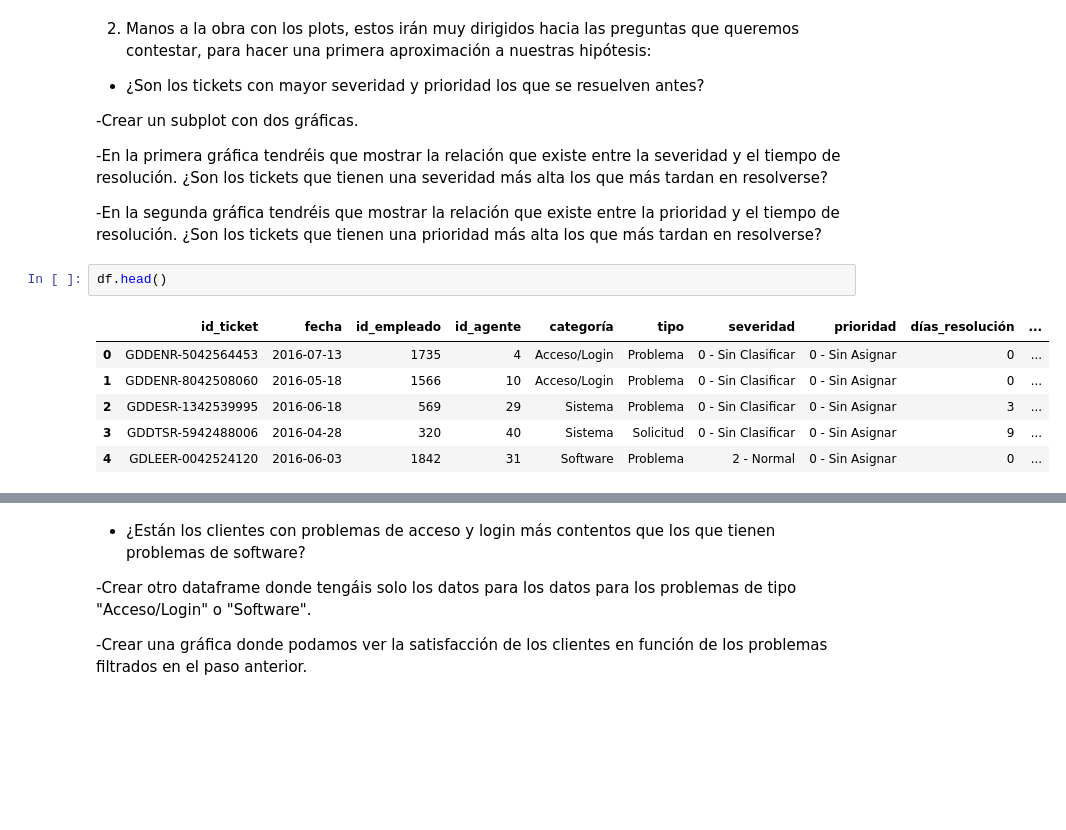
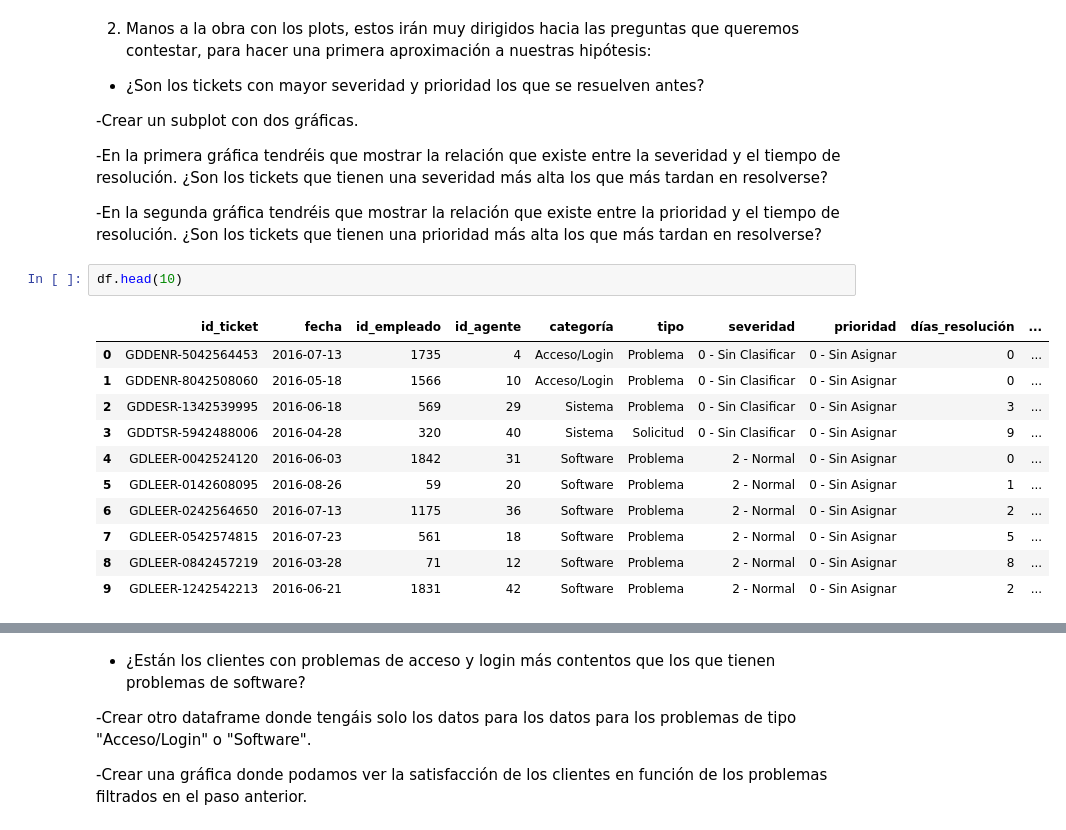
Before and after one commit to Adalab/EDA-y-ETL, a Jupyter notebook: eda/eda-III.ipynb, the cells around one changed output, grey strips where cells are left out. Saved outputs shown, nothing was run; the diff lists cells and outputs as text; blank space fills up the shorter version.

```diff
--- a/eda/eda-III.ipynb
+++ b/eda/eda-III.ipynb
@@ -37,12 +37,17 @@ plt.rcParams["figure.figsize"] = (10,8)
 
 -En la segunda gráfica tendréis que mostrar la relación que existe entre la prioridad y el tiempo de resolución. ¿Son los tickets que tienen una prioridad más alta los que más tardan en resolverse?
 # %%
-df.head()
+df.head(10)
 # %% [output]
 |  | id_ticket | fecha | id_empleado | id_agente | categoría | tipo | severidad | prioridad | días_resolución | ... |
 | 0 | GDDENR-5042564453 | 2016-07-13 | 1735 | 4 | Acceso/Login | Problema | 0 - Sin Clasificar | 0 - Sin Asignar | 0 | ... |
 | 1 | GDDENR-8042508060 | 2016-05-18 | 1566 | 10 | Acceso/Login | Problema | 0 - Sin Clasificar | 0 - Sin Asignar | 0 | ... |
 | 2 | GDDESR-1342539995 | 2016-06-18 | 569 | 29 | Sistema | Problema | 0 - Sin Clasificar | 0 - Sin Asignar | 3 | ... |
 | 3 | GDDTSR-5942488006 | 2016-04-28 | 320 | 40 | Sistema | Solicitud | 0 - Sin Clasificar | 0 - Sin Asignar | 9 | ... |
 | 4 | GDLEER-0042524120 | 2016-06-03 | 1842 | 31 | Software | Problema | 2 - Normal | 0 - Sin Asignar | 0 | ... |
+| 5 | GDLEER-0142608095 | 2016-08-26 | 59 | 20 | Software | Problema | 2 - Normal | 0 - Sin Asignar | 1 | ... |
+| 6 | GDLEER-0242564650 | 2016-07-13 | 1175 | 36 | Software | Problema | 2 - Normal | 0 - Sin Asignar | 2 | ... |
+| 7 | GDLEER-0542574815 | 2016-07-23 | 561 | 18 | Software | Problema | 2 - Normal | 0 - Sin Asignar | 5 | ... |
+| 8 | GDLEER-0842457219 | 2016-03-28 | 71 | 12 | Software | Problema | 2 - Normal | 0 - Sin Asignar | 8 | ... |
+| 9 | GDLEER-1242542213 | 2016-06-21 | 1831 | 42 | Software | Problema | 2 - Normal | 0 - Sin Asignar | 2 | ... |
 # %%
```
Also changed, not shown: parts of 12 cells of this notebook.
